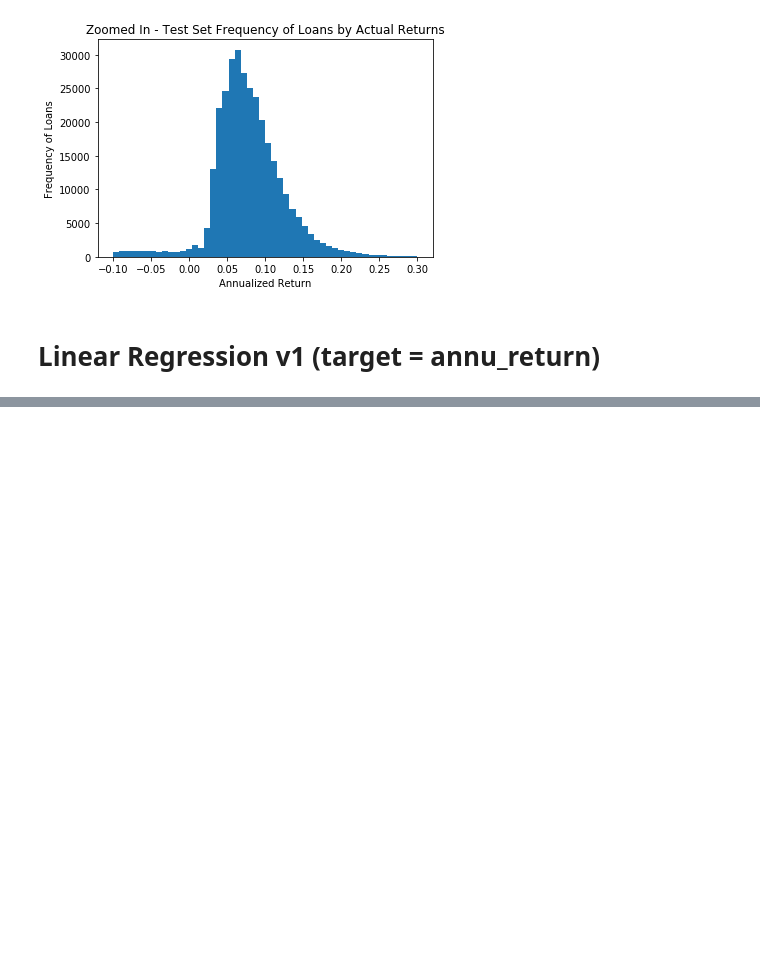
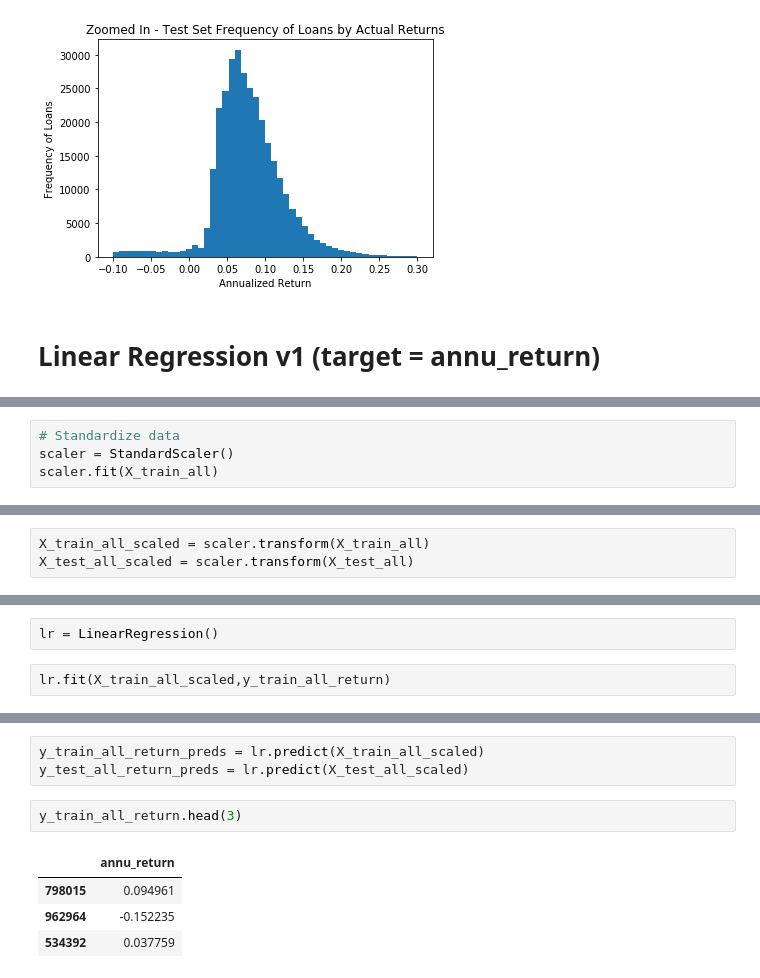
Before and after one commit to as6140/peervest, a Jupyter notebook: lc_lin_reg_&_ridge_reg_v1.ipynb, the cells around one changed output, grey strips where cells are left out. Cells and saved outputs as stored; diff of their text form; blank space fills up the shorter version.

Commit message:
add linear & ridge regression v1 & eval metrics, change notebook name to include Ridge. Add joblibs for both models

```diff
--- a/lc_lin_reg_v1.ipynb
+++ b/lc_lin_reg_&_ridge_reg_v1.ipynb
@@ -153,0 +136,4 @@ select.ranking_
+# %%
+# Standardize data
+scaler = StandardScaler()
+scaler.fit(X_train_all)
@@ -153,0 +142,3 @@ select.ranking_
+# %%
+X_train_all_scaled = scaler.transform(X_train_all)
+X_test_all_scaled = scaler.transform(X_test_all)
@@ -153,0 +147,4 @@ select.ranking_
+# %%
+lr = LinearRegression()
+# %%
+lr.fit(X_train_all_scaled,y_train_all_return)
@@ -153,0 +168,10 @@ select.ranking_
+# %%
+y_train_all_return_preds = lr.predict(X_train_all_scaled)
+y_test_all_return_preds = lr.predict(X_test_all_scaled)
+# %%
+y_train_all_return.head(3)
+# %% [output]
+|  | annu_return |
+| 798015 | 0.094961 |
+| 962964 | -0.152235 |
+| 534392 | 0.037759 |
```
Also changed, not shown: parts of 34 cells of this notebook, 2 other files.
